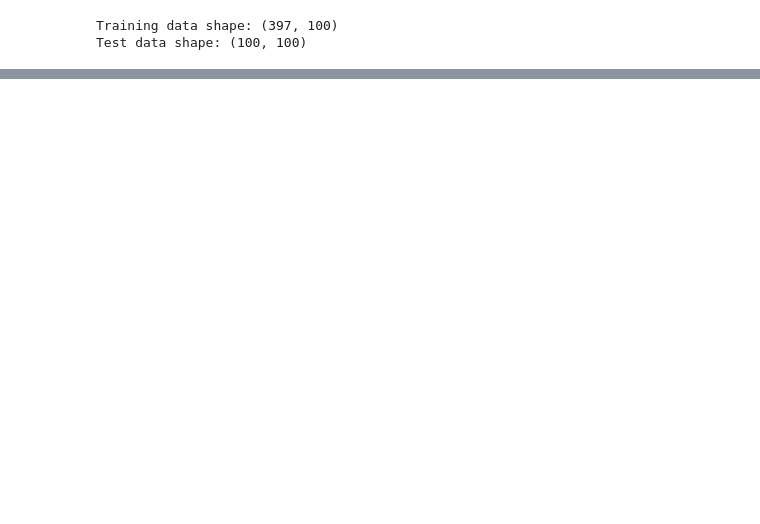
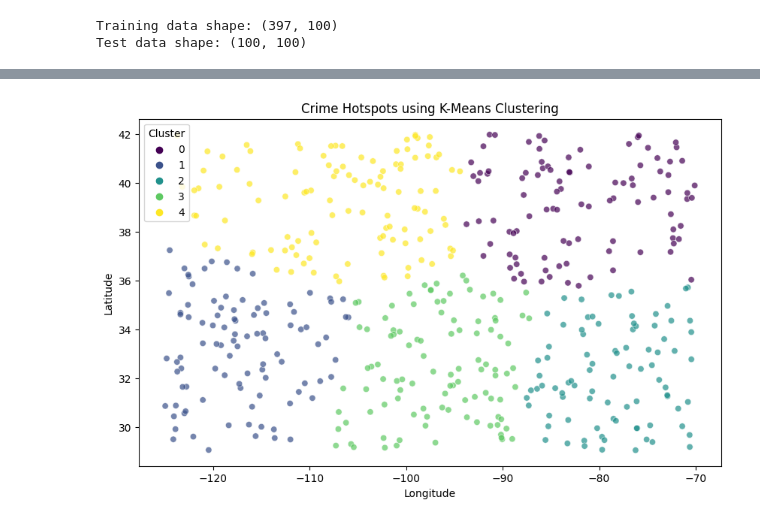
Before and after one commit to ChintooIT/Kookle, a Jupyter notebook: notebook2c5db0a686.ipynb, the cells around one changed output, grey strips where cells are left out. Drawn from its saved outputs; the diff is of its cells as text; code cells hidden in the pictures; blank space fills up the shorter version.

Commit message:
Kaggle Notebook | Crime_Prediction Model | Version 2

```diff
--- a/notebook2c5db0a686.ipynb
+++ b/notebook2c5db0a686.ipynb
@@ -189 +189,33 @@ Epoch 10/10
 Test Accuracy: 1.00
+# %%
+import pandas as pd
+import numpy as np
+import matplotlib.pyplot as plt
+import seaborn as sns
+from sklearn.cluster import KMeans
+from sklearn.preprocessing import StandardScaler
+from sklearn.cluster import DBSCAN
+
+
+df1 = pd.read_excel('/kaggle/input/crime-data/final_large_crime_data.xlsx', sheet_name='Sheet1')
+
+X = df1[['Latitude', 'Longitude']].dropna()
+# %%
+# Standardize Data
+scaler = StandardScaler()
+X_scaled = scaler.fit_transform(X)
+# %%
+
+kmeans = KMeans(n_clusters=5, random_state=42)
+df1['Cluster'] = kmeans.fit_predict(X_scaled)
+# %%
+
+plt.figure(figsize=(10, 6))
+sns.scatterplot(x=df1['Longitude'], y=df1['Latitude'], hue=df1['Cluster'], palette='viridis', alpha=0.7)
+plt.title("Crime Hotspots using K-Means Clustering")
+plt.xlabel("Longitude")
+plt.ylabel("Latitude")
+plt.legend(title="Cluster")
+plt.show()
+# %% [output]
+[figure, added]
```
Also changed, not shown: parts of 3 cells of this notebook.
